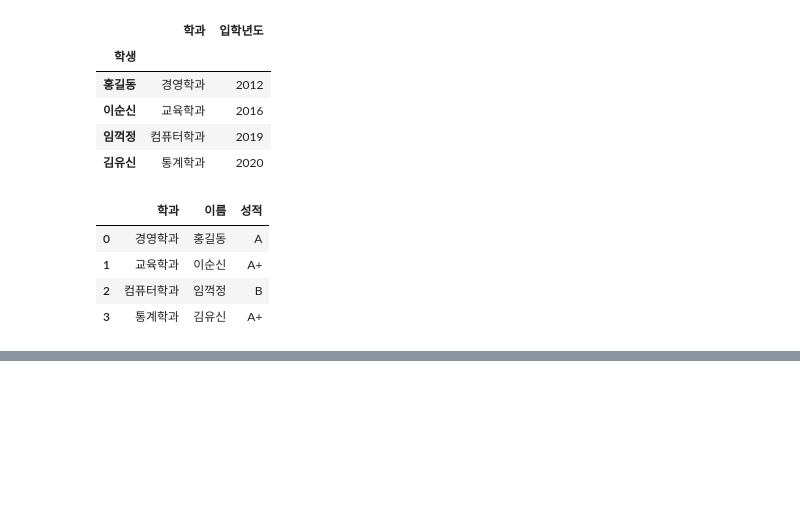
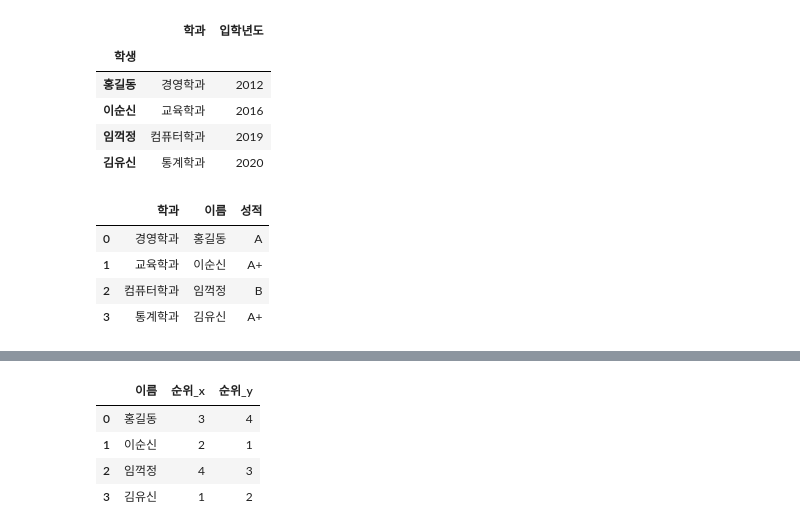
Before and after one commit to kksonge/cakd3_review, a Jupyter notebook: Pandas/데이터결합.ipynb, the cells around one changed output, grey strips where cells are left out. Saved outputs shown, nothing was run; the diff lists cells and outputs as text; code cells hidden in the pictures; blank space fills up the shorter version.

```diff
--- a/Pandas/데이터결합.ipynb
+++ b/Pandas/데이터결합.ipynb
@@ -277,0 +330,4 @@ pd.merge(mdf1, df6, left_index=True, right_on='이름')
+# %%
+df9 = pd.DataFrame({'이름':['홍길동', '이순신', '임꺽정', '김유신'],
+                   '순위':[3, 2, 4, 1]})
+df9
@@ -277,0 +340,4 @@ pd.merge(mdf1, df6, left_index=True, right_on='이름')
+# %%
+df10 = pd.DataFrame({'이름':['홍길동', '이순신', '임꺽정', '김유신'],
+                     '순위':[4, 1, 3, 2]})
+df10
@@ -277,0 +350,8 @@ pd.merge(mdf1, df6, left_index=True, right_on='이름')
+# %%
+pd.merge(df9, df10, on='이름')
+# %% [output]
+|  | 이름 | 순위_x | 순위_y |
+| 0 | 홍길동 | 3 | 4 |
+| 1 | 이순신 | 2 | 1 |
+| 2 | 임꺽정 | 4 | 3 |
+| 3 | 김유신 | 1 | 2 |
```
Also changed, not shown: parts of 10 cells of this notebook.
